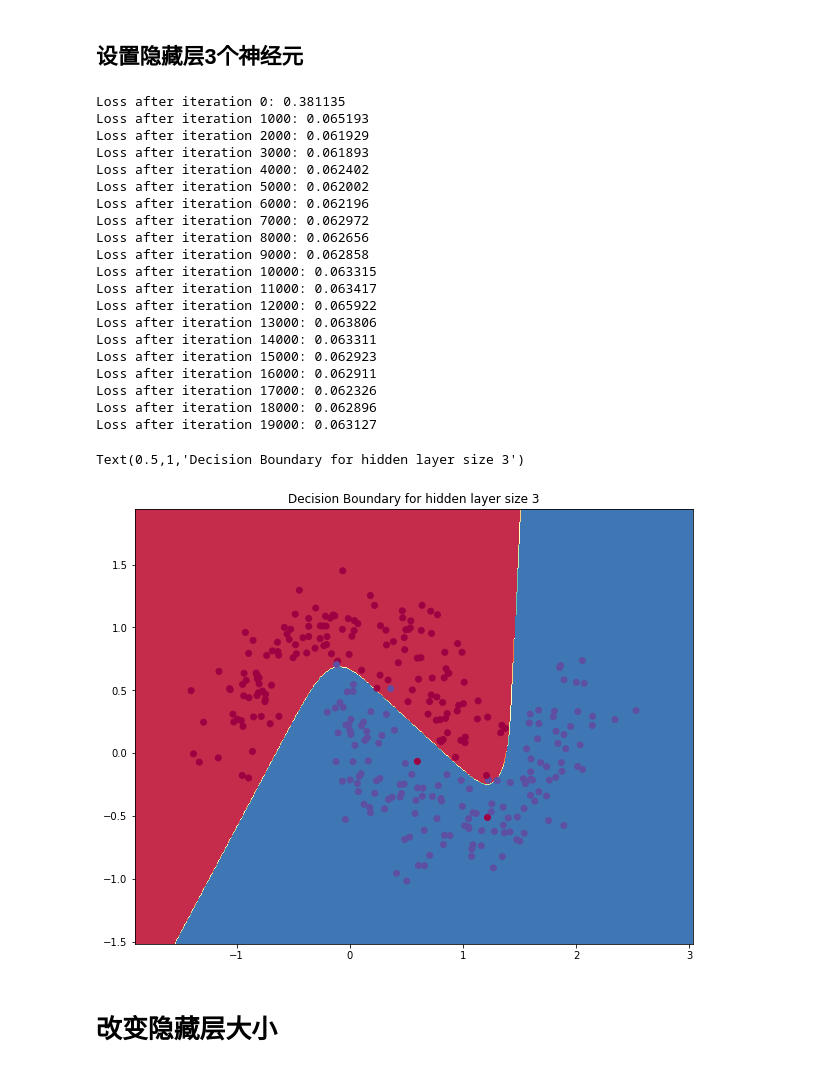
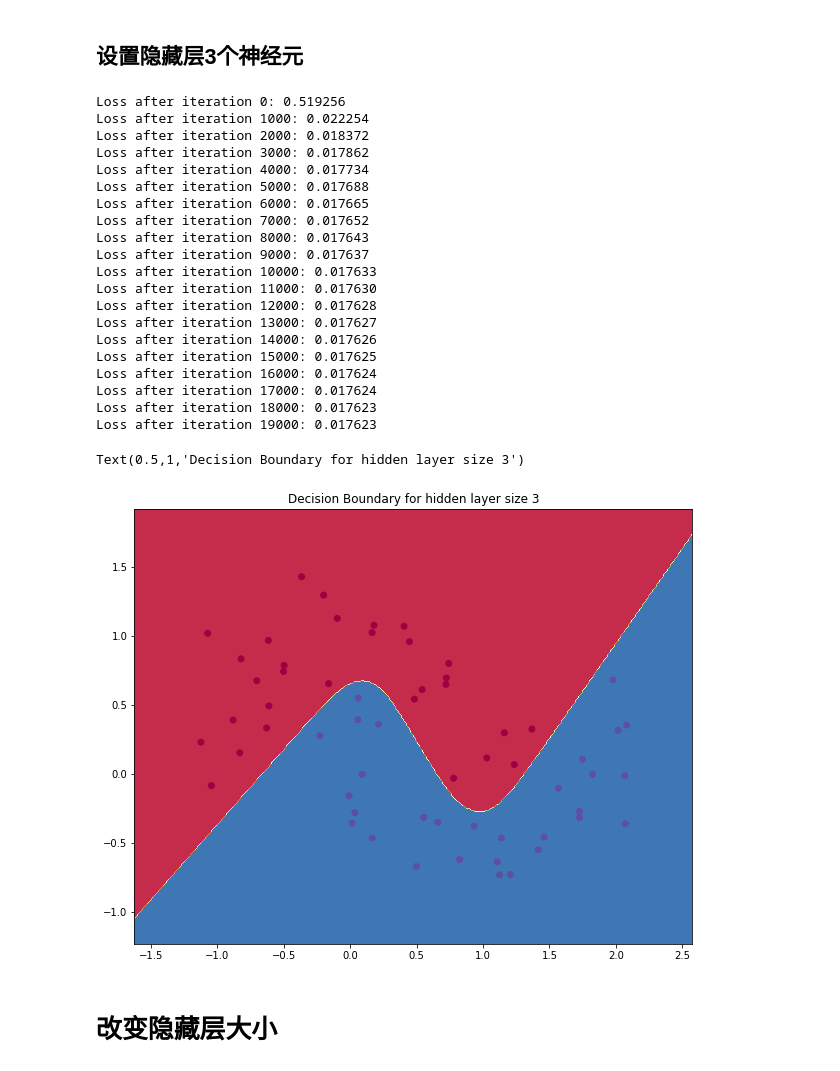
Before and after one commit to arlier/deeplearning, a Jupyter notebook: deeplearning.ipynb, the cells around one changed output. Saved outputs shown, nothing was run; the diff lists cells and outputs as text; code cells hidden in the pictures.

```diff
--- a/deeplearning.ipynb
+++ b/deeplearning.ipynb
@@ -19,7 +19,7 @@ matplotlib.rcParams['figure.figsize'] = (10.0, 8.0)
 # %%
 # 产生数据、画图
 np.random.seed(0)
-X, y = sklearn.datasets.make_moons(90, noise=0.20)
+X, y = sklearn.datasets.make_moons(60, noise=0.20)
 plt.scatter(X[:,0], X[:,1], s=40, c=y, cmap=plt.cm.Spectral)
 # %% [output]
 <matplotlib.collections.PathCollection at 0x...>
@@ -161,32 +161,32 @@ def build_model(nn_hdim, num_passes=20000, print_loss=False):
 # %%
 
 model = build_model(3, print_loss=True)
 
 plot_decision_boundary(lambda x: predict(model, x))
-plt.title("Decision Boundary for hidden layer size 3")
+plt.title("隐藏层3个神经元给出的决策边界")
 # %% [output]
-Loss after iteration 0: 0.381135
-Loss after iteration 1000: 0.065193
-Loss after iteration 2000: 0.061929
-Loss after iteration 3000: 0.061893
-Loss after iteration 4000: 0.062402
-Loss after iteration 5000: 0.062002
-Loss after iteration 6000: 0.062196
-Loss after iteration 7000: 0.062972
-Loss after iteration 8000: 0.062656
-Loss after iteration 9000: 0.062858
-Loss after iteration 10000: 0.063315
-Loss after iteration 11000: 0.063417
-Loss after iteration 12000: 0.065922
-Loss after iteration 13000: 0.063806
-Loss after iteration 14000: 0.063311
-Loss after iteration 15000: 0.062923
-Loss after iteration 16000: 0.062911
-Loss after iteration 17000: 0.062326
-Loss after iteration 18000: 0.062896
-Loss after iteration 19000: 0.063127
+Loss after iteration 0: 0.519256
+Loss after iteration 1000: 0.022254
+Loss after iteration 2000: 0.018372
+Loss after iteration 3000: 0.017862
+Loss after iteration 4000: 0.017734
+Loss after iteration 5000: 0.017688
+Loss after iteration 6000: 0.017665
+Loss after iteration 7000: 0.017652
+Loss after iteration 8000: 0.017643
+Loss after iteration 9000: 0.017637
+Loss after iteration 10000: 0.017633
+Loss after iteration 11000: 0.017630
+Loss after iteration 12000: 0.017628
+Loss after iteration 13000: 0.017627
+Loss after iteration 14000: 0.017626
+Loss after iteration 15000: 0.017625
+Loss after iteration 16000: 0.017624
+Loss after iteration 17000: 0.017624
+Loss after iteration 18000: 0.017623
+Loss after iteration 19000: 0.017623
 Text(0.5,1,'Decision Boundary for hidden layer size 3')
-[figure, old version]
+[figure, new version]
 # %% [markdown]
 # 改变隐藏层大小
 # %%
```
Also changed, not shown: parts of 3 cells of this notebook.
